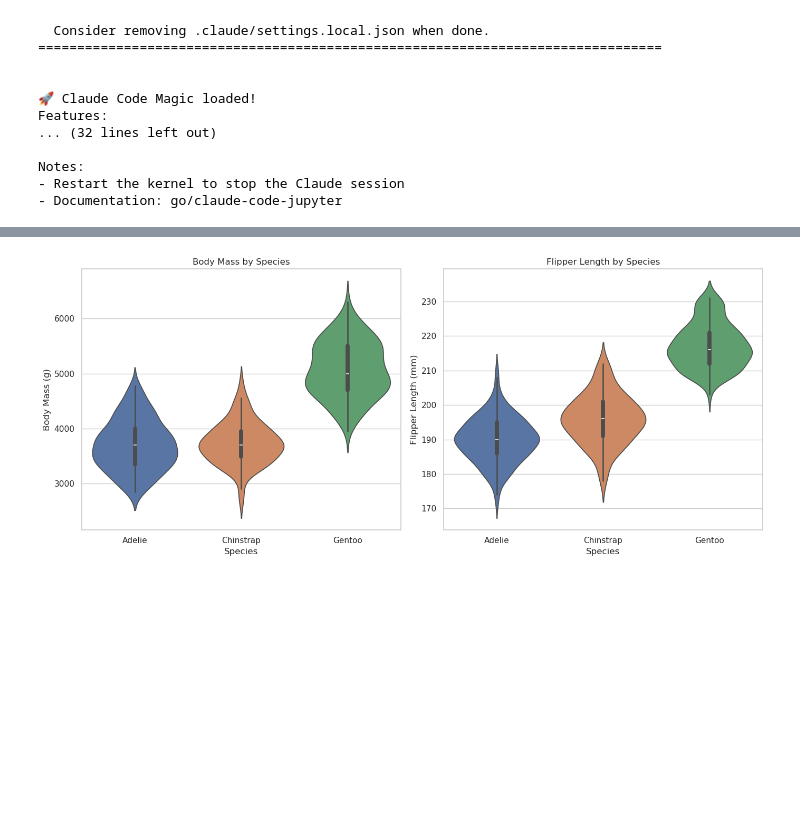
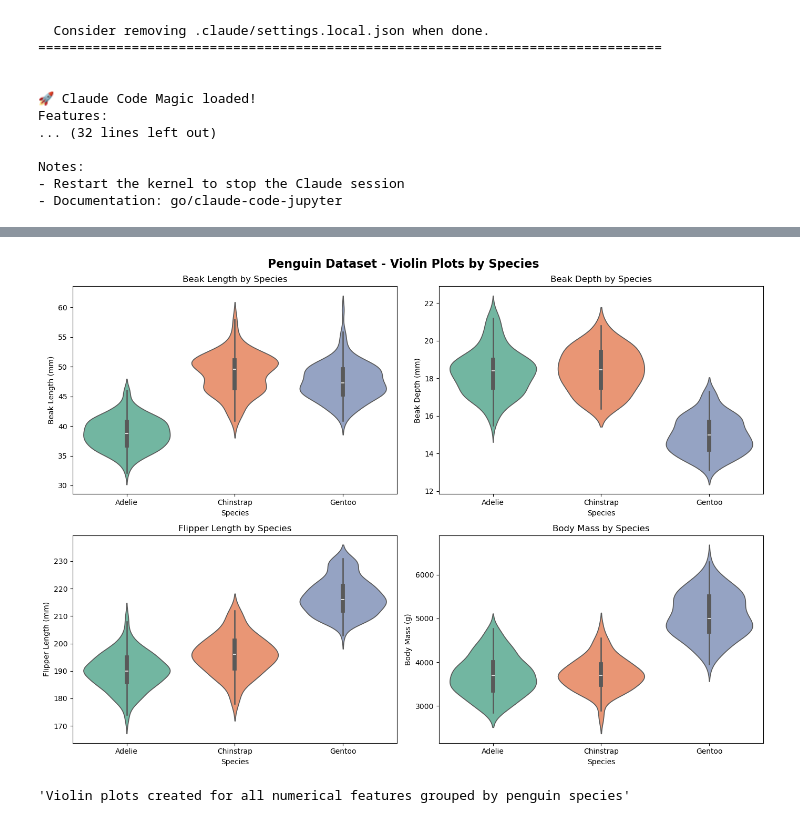
Before and after one commit to prairie-guy/notellm, a Jupyter notebook: docs/demo.ipynb, the cells around one changed output, grey strips where cells are left out. Saved outputs shown, nothing was run; the diff lists cells and outputs as text; code cells hidden in the pictures; blank space fills up the shorter version.

```diff
--- a/docs/demo.ipynb
+++ b/docs/demo.ipynb
@@ -208,0 +63,7 @@ This is why seaborn is popular for statistical visualizations - what takes many
+# %%
+from altair.datasets import data
+import polars as pl
+
+# Import penguin dataset and convert to Polars
+penguins_df = pl.from_pandas(data.penguins())
+penguins_df
@@ -209,29 +108,44 @@ This is why seaborn is popular for statistical visualizations - what takes many
 # %%
 import seaborn as sns
 import matplotlib.pyplot as plt
 from IPython.utils.capture import capture_output
 
+# Convert to pandas for seaborn (seaborn works best with pandas)
+penguins_pd = penguins_df.to_pandas()
+
 with capture_output() as _claude_captured_output:
-    # Set the style
-    sns.set_theme(style="whitegrid")
+    # Create a figure with multiple violin plots
+    fig, axes = plt.subplots(2, 2, figsize=(14, 10))
+    fig.suptitle('Penguin Dataset - Violin Plots by Species', fontsize=16, fontweight='bold')
 
-    # Create a figure with two subplots
-    fig, axes = plt.subplots(1, 2, figsize=(14, 6))
+    # Beak Length
+    sns.violinplot(data=penguins_pd, x='Species', y='Beak Length (mm)',
+                   hue='Species', ax=axes[0, 0], palette='Set2', legend=False)
+    axes[0, 0].set_title('Beak Length by Species')
 
-    # Body Mass violin plot
-    sns.violinplot(data=penguins_pl, x='Species', y='Body Mass (g)',
-                   hue='Species', ax=axes[0], legend=False)
-    axes[0].set_title('Body Mass by Species')
+    # Beak Depth
+    sns.violinplot(data=penguins_pd, x='Species', y='Beak Depth (mm)',
+                   hue='Species', ax=axes[0, 1], palette='Set2', legend=False)
+    axes[0, 1].set_title('Beak Depth by Species')
 
-    # Flipper Length violin plot
-    sns.violinplot(data=penguins_pl, x='Species', y='Flipper Length (mm)',
-                   hue='Species', ax=axes[1], legend=False)
-    axes[1].set_title('Flipper Length by Species')
+    # Flipper Length
+    sns.violinplot(data=penguins_pd, x='Species', y='Flipper Length (mm)',
+                   hue='Species', ax=axes[1, 0], palette='Set2', legend=False)
+    axes[1, 0].set_title('Flipper Length by Species')
+
+    # Body Mass
+    sns.violinplot(data=penguins_pd, x='Species', y='Body Mass (g)',
+                   hue='Species', ax=axes[1, 1], palette='Set2', legend=False)
+    axes[1, 1].set_title('Body Mass by Species')
 
     plt.tight_layout()
     plt.show()
 
 for output in _claude_captured_output.outputs:
     display(output)
+
+# Return a summary
+"Violin plots created for all numerical features grouped by penguin species"
 # %% [output]
-[figure, old version]
+[figure, new version]
+'Violin plots created for all numerical features grouped by penguin species'
```
Also changed, not shown: parts of 11 cells of this notebook, 2 other files.
